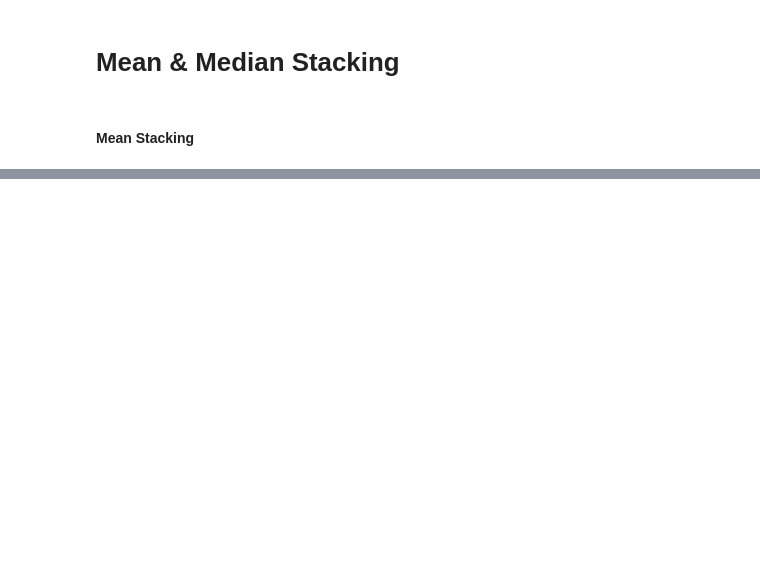
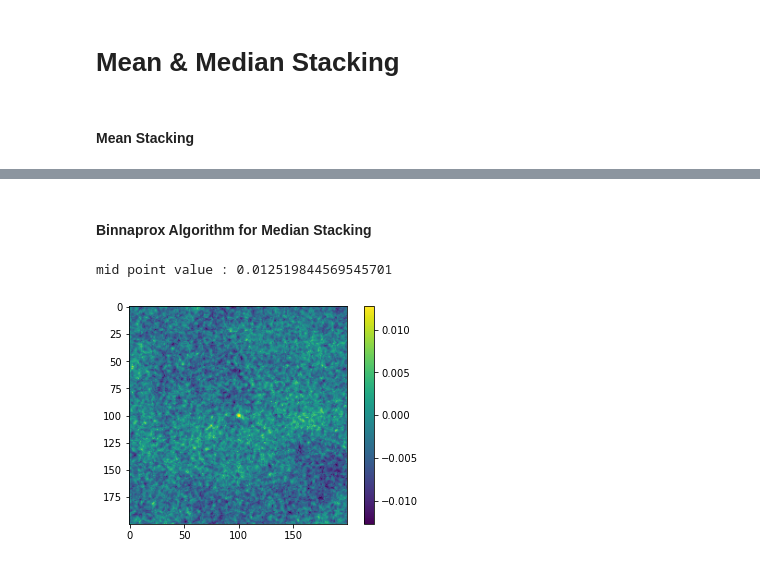
Before and after one commit to dilansenuruk/Data-Driven-Astronomy, a Jupyter notebook: mean_and_median_stacking.ipynb, the cells around one changed output, grey strips where cells are left out. Cells and saved outputs as stored; diff of their text form; code cells hidden in the pictures; blank space fills up the shorter version.

```diff
--- a/mean_and_median_stacking.ipynb
+++ b/mean_and_median_stacking.ipynb
@@ -83,3 +96,5 @@ Memory takes :  3750.0
+# %% [markdown]
+#### Binnaprox Algorithm for Median Stacking
 # %%
 #Calculates the running mean and stdev for a list of FITS files using Welford's method
 def running_stats(filenames):
@@ -102,6 +117,7 @@ def running_stats(filenames):
   else:
     return mean, s
 
+#making bins for each pixel to put values from each image
 def median_bins_fits(my_list, b):
   mean, std = running_stats(my_list)
   dim = mean.shape
@@ -114,32 +130,41 @@ def median_bins_fits(my_list, b):
     for i in range(dim[0]):
       for j in range(dim[1]):
         value = data[i, j]
         mean_ = mean[i, j]
         std_ = std[i, j]
         if value < mean_ - std_:
           left_bin[i, j] += 1
         elif value >= mean_ - std_ and value < mean_ + std_:
           bin = int((value - (mean_ - std_))/bin_width[i, j])
           bins[i, j, bin] += 1
   return mean, std, left_bin, bins
 
 def median_approx_fits(my_list, b):
   mean, std, left_bin, bins = median_bins_fits(my_list, b)
   dim = mean.shape
   n = len(my_list)
   mid = (n+1)/2
   bin_width = 2*std/b
   median = np.zeros(dim)
   for i in range(dim[0]):
     for j in range(dim[1]):
       count = left_bin[i, j]
       for b_, bincount in enumerate(bins[i, j]):
         count += bincount
         if count >= mid:
           break
       median[i, j] = mean[i, j] - std[i, j] + bin_width[i, j]*(b_ + 0.5)
   return median
 
 if __name__ == '__main__':
-  mean, std, left_bin, bins = median_bins_fits(['image0.fits', 'image1.fits', 'image2.fits'], 5)
-  median = median_approx_fits(['image0.fits', 'image1.fits', 'image2.fits'], 5)
+  mean, std, left_bin, bins = median_bins_fits(list('./fits_files/image'+str(i)+'.fits' for i in range(12)), 20)
+  median = median_approx_fits(list('./fits_files/image'+str(i)+'.fits' for i in range(12)), 20)
+  print('mid point value :', median[100, 100])
+  plt.imshow(median.T, cmap=plt.cm.viridis)
+  plt.colorbar()
+  max_val = np.max(np.array(median))
+  plt.clim(max_val, -max_val)
+  plt.show()
+# %% [output]
+mid point value : 0.012519844569545701
+[figure, added]
```
Also changed, not shown: parts of 5 cells of this notebook.
